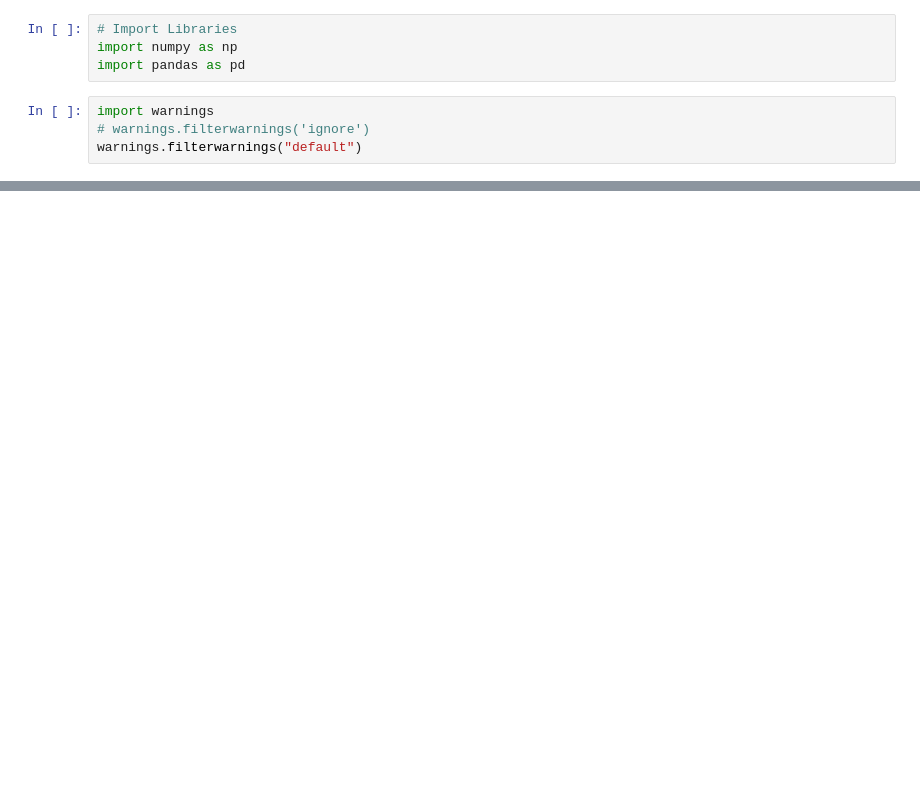
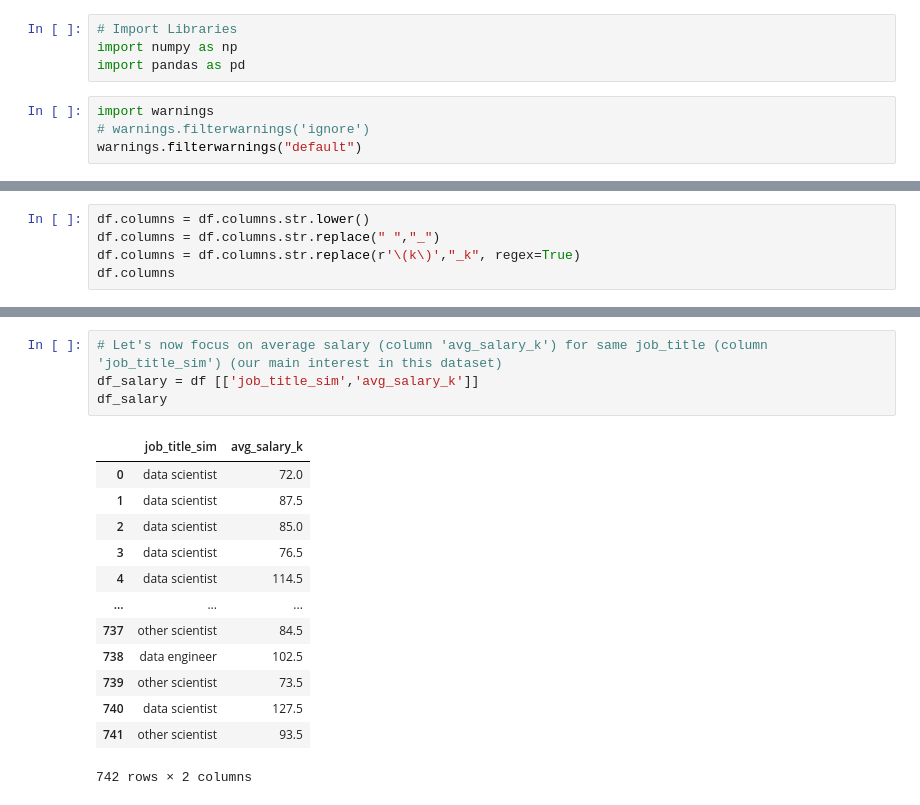
Before and after one commit to Javier-Alfonso-DS/S06_T01_Task_data_probabilities_and_statistics, a Jupyter notebook: S06_T01_Task_data_probabilities_and_statistics.ipynb, the cells around one changed output, grey strips where cells are left out. Saved outputs shown, nothing was run; the diff lists cells and outputs as text; blank space fills up the shorter version.

```diff
--- a/S06_T01_Task_data_probabilities_and_statistics.ipynb
+++ b/S06_T01_Task_data_probabilities_and_statistics.ipynb
@@ -50,0 +116,5 @@ df
+# %%
+df.columns = df.columns.str.lower()
+df.columns = df.columns.str.replace(" ","_")
+df.columns = df.columns.str.replace(r'\(k\)',"_k", regex=True)
+df.columns
@@ -50,0 +131,18 @@ df
+# %%
+# Let's now focus on average salary (column 'avg_salary_k') for same job_title (column 'job_title_sim') (our main interest in this dataset)
+df_salary = df [['job_title_sim','avg_salary_k']]
+df_salary
+# %% [output]
+|  | job_title_sim | avg_salary_k |
+| 0 | data scientist | 72.0 |
+| 1 | data scientist | 87.5 |
+| 2 | data scientist | 85.0 |
+| 3 | data scientist | 76.5 |
+| 4 | data scientist | 114.5 |
+| ... | ... | ... |
+| 737 | other scientist | 84.5 |
+| 738 | data engineer | 102.5 |
+| 739 | other scientist | 73.5 |
+| 740 | data scientist | 127.5 |
+| 741 | other scientist | 93.5 |
+742 rows × 2 columns
```
Also changed, not shown: parts of 17 cells of this notebook, 1 other file.
